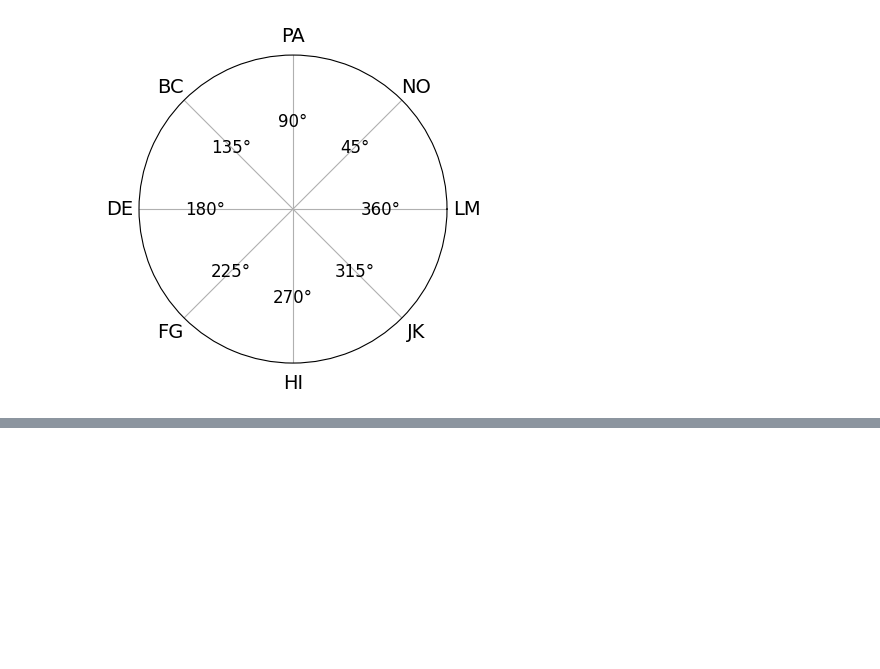
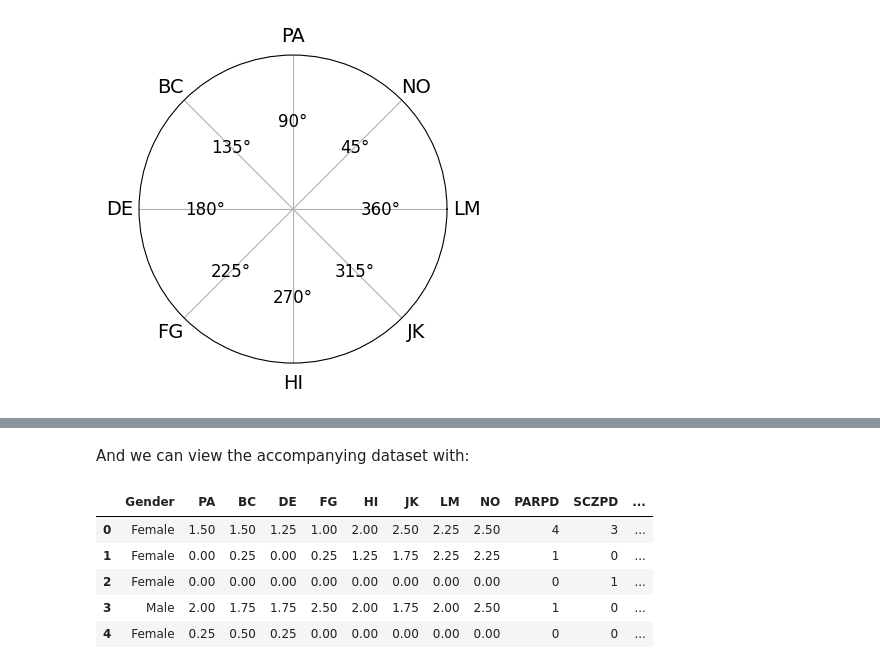
Before and after one commit to MitchellAcoustics/circumplex, a Jupyter notebook: docs/tutorials/Intro_to_SSM_Analysis.ipynb, the cells around one changed output, grey strips where cells are left out. Saved outputs shown, nothing was run; the diff lists cells and outputs as text; code cells hidden in the pictures; blank space fills up the shorter version.

```diff
--- a/docs/tutorials/Intro_to_SSM_Analysis.ipynb
+++ b/docs/tutorials/Intro_to_SSM_Analysis.ipynb
@@ -44,0 +127,11 @@ The Structural Summary Method (SSM) is a technique for analyzing circumplex data
+# %% [markdown]
+And we can view the accompanying dataset with:
+# %%
+jz_data.data.head()
+# %% [output]
+|  | Gender | PA | BC | DE | FG | HI | JK | LM | NO | PARPD | SCZPD | ... |
+| 0 | Female | 1.50 | 1.50 | 1.25 | 1.00 | 2.00 | 2.50 | 2.25 | 2.50 | 4 | 3 | ... |
+| 1 | Female | 0.00 | 0.25 | 0.00 | 0.25 | 1.25 | 1.75 | 2.25 | 2.25 | 1 | 0 | ... |
+| 2 | Female | 0.00 | 0.00 | 0.00 | 0.00 | 0.00 | 0.00 | 0.00 | 0.00 | 0 | 1 | ... |
+| 3 | Male | 2.00 | 1.75 | 1.75 | 2.50 | 2.00 | 1.75 | 2.00 | 2.50 | 1 | 0 | ... |
+| 4 | Female | 0.25 | 0.50 | 0.25 | 0.00 | 0.00 | 0.00 | 0.00 | 0.00 | 0 | 0 | ... |
```
Also changed, not shown: parts of 18 cells of this notebook, 2 other files.
